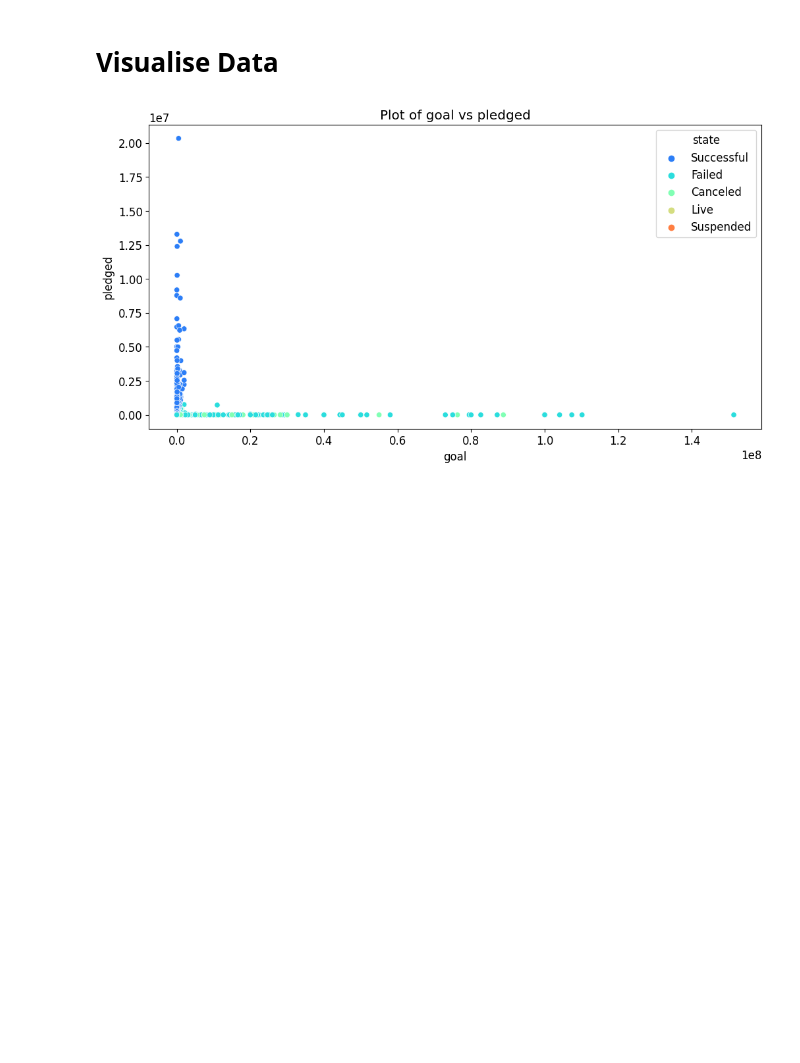
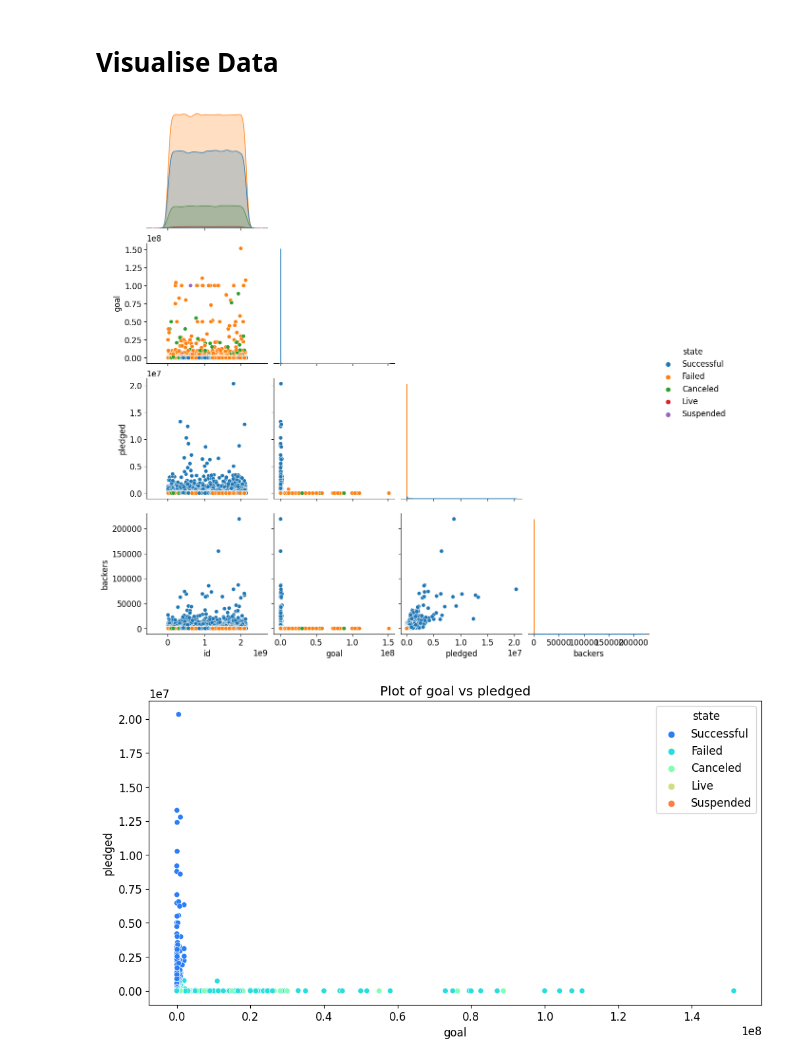
Before and after one commit to TorstenChandler/kickstarter_project, a Jupyter notebook: EDA_Monali.ipynb, the cells around one changed output. Cells and saved outputs as stored; diff of their text form; code cells hidden in the pictures; blank space fills up the shorter version.

```diff
--- a/EDA_Monali.ipynb
+++ b/EDA_Monali.ipynb
@@ -158,7 +158,9 @@ print(result_df)
 #mask = np.triu(correlations)
 #sns.heatmap(correlations , vmax=1, vmin=-1, annot=True, cmap="YlGnBu");
 # %%
-#sns.pairplot(df, hue="state", height=3,corner=True);
+sns.pairplot(df, hue="state", height=3,corner=True);
+# %% [output]
+[figure, added]
 # %%
 plot.scatter(df ,'goal', 'pledged', 'state', "goal", "pledged")
 #Higher goals are Cancelled or Unsucessful
```
Also changed, not shown: parts of 5 cells of this notebook, 3 other files.
